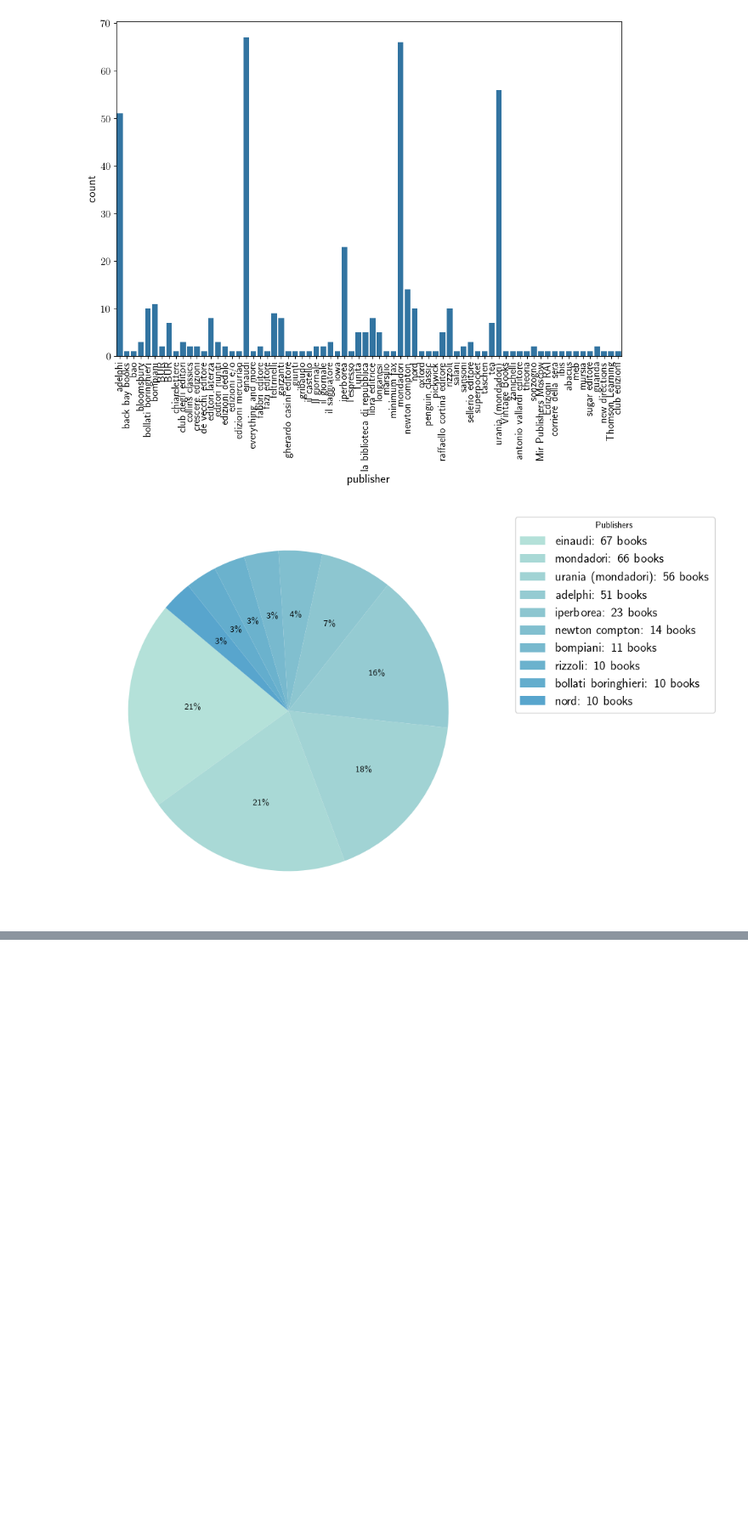
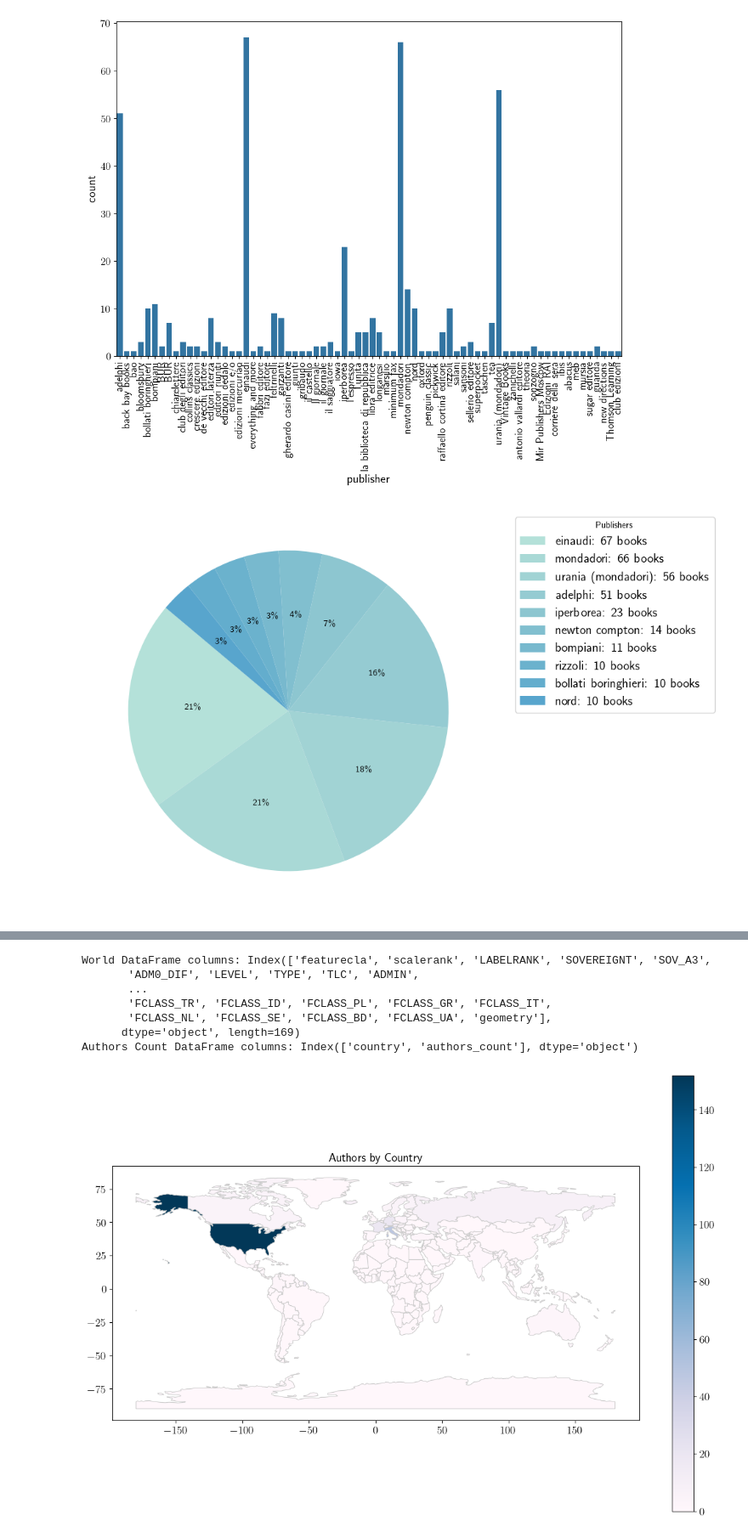
Before and after one commit to anvi-git/Project_Book_library, a Jupyter notebook: book_library.ipynb, the cells around one changed output, grey strips where cells are left out. Shown at 85% size. Drawn from its saved outputs; the diff is of its cells as text; code cells hidden in the pictures; blank space fills up the shorter version.

```diff
--- a/book_library.ipynb
+++ b/book_library.ipynb
@@ -394,3 +406,67 @@ plt.show()
 
 [444 rows x 10 columns]
 [figure]
+# %%
+# Path to the shapefile
+shapefile_path = os.path.join('world_data/', 'ne_110m_admin_0_countries_lakes.shp')
+
+# Load the shapefile
+world = gpd.read_file(shapefile_path)
+
+# Rename columns to match for the merge
+df.rename(columns={'nationality': 'country'}, inplace=True)
+
+# Create 'authors_count' column in the authors DataFrame
+df['authors_count'] = 1  # Each row represents one author
+
+# Aggregate counts by country
+authors_count = df[df['author'] != 'VV.AA.'].groupby('country')['authors_count'].sum().reset_index()
+
+# Check the column names of the DataFrames
+print("World DataFrame columns:", world.columns)
+print("Authors Count DataFrame columns:", authors_count.columns)
+
+# Merge the world map with your authors' data
+world_authors = world.merge(authors_count, how='left', left_on='ADMIN', right_on='country')
+
+# Fill NaN values with 0 (countries with no authors in your dataset)
+world_authors['authors_count'] = world_authors['authors_count'].fillna(0)
+
+# Plot the map with authors count as the colormap
+fig, ax = plt.subplots(1, 1, figsize=(15, 10))
+world_authors.plot(column='authors_count',
+                   cmap='PuBu',
+                   linewidth=0.8,
+                   edgecolor='0.8',
+                   legend=True,
+                   ax=ax)
+
+# # Add text annotations - if you want uncomment this
+# for idx, row in world_authors.iterrows():
+#     if row['authors_count'] > 0:  # Only label countries with authors
+#         # Get the centroid of the geometry for annotation position
+#         x, y = row['geometry'].centroid.coords[0]
+#         # Annotate the plot with the number of authors
+#         ax.annotate(
+#             text=int(row['authors_count']),  # The text to display
+#             xy=(x, y),  # Position of the annotation
+#             ha='center',  # Horizontal alignment
+#             fontsize=8,  # Font size
+#             color='red'  # Font color
+#         )
+
+# Add a title
+plt.title('Authors by Country', fontsize=15)
+
+# Show the plot
+plt.savefig('notebook_images/world_map.png')
+plt.show()
+# %% [output]
+World DataFrame columns: Index(['featurecla', 'scalerank', 'LABELRANK', 'SOVEREIGNT', 'SOV_A3',
+       'ADM0_DIF', 'LEVEL', 'TYPE', 'TLC', 'ADMIN',
+       ...
+       'FCLASS_TR', 'FCLASS_ID', 'FCLASS_PL', 'FCLASS_GR', 'FCLASS_IT',
+       'FCLASS_NL', 'FCLASS_SE', 'FCLASS_BD', 'FCLASS_UA', 'geometry'],
+      dtype='object', length=169)
+Authors Count DataFrame columns: Index(['country', 'authors_count'], dtype='object')
+[figure, added]
```
Also changed, not shown: parts of 8 cells of this notebook, 15 other files.
